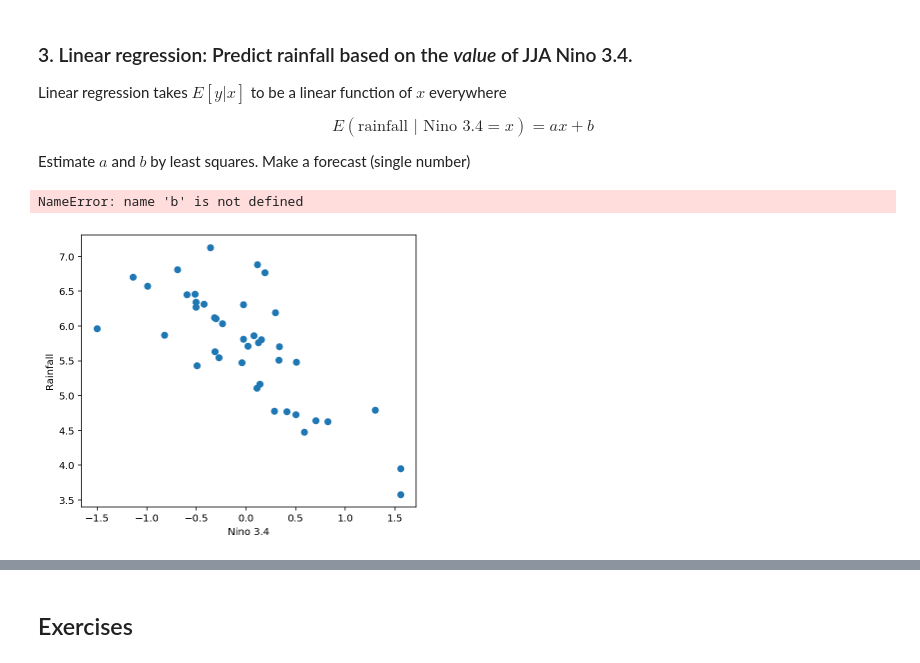
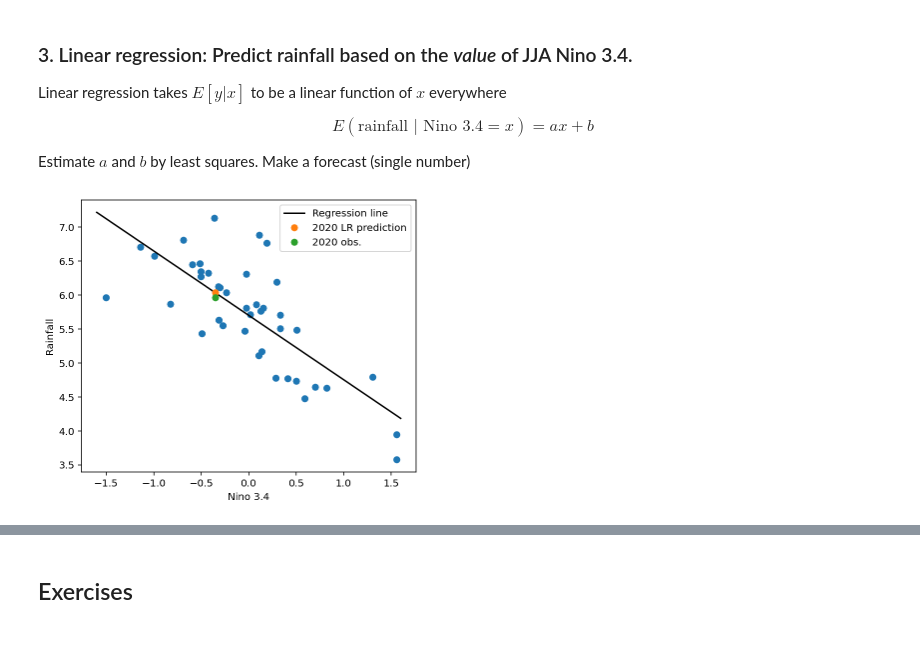
Before and after one commit to mktippett/ENSO-math, a Jupyter notebook: DataLab-04.ipynb, the cells around one changed output, grey strips where cells are left out. Saved outputs shown, nothing was run; the diff lists cells and outputs as text; code cells hidden in the pictures.

```diff
--- a/DataLab-04.ipynb
+++ b/DataLab-04.ipynb
@@ -210,26 +210,25 @@ Estimate $a$ and $b$ by least squares. Make a forecast (single number)
 # %%
 fig, ax = plt.subplots(figsize=(6, 5))
 ax.plot(xa, y, 'o');
 ax.set_xlabel('Nino 3.4')
 ax.set_ylabel('Rainfall');
 
 from numpy.linalg import inv
 
 Nx = len(xa)
 X = np.empty((Nx,2))
-X[:,0] = xa
+X[:,0] = xa #<-------------------------------------------compare to below
 X[:,1] = 1
 beta = inv(X.T@X)@X.T@y
 yhat = X@beta
 
-y_forecast_LR = beta[0]*(xp -xm) + b[1]
+y_forecast_LR = beta[0]*(xp -xm) + beta[1]
 
 x_line = np.linspace(-1.6, 1.6)
-ax.plot(x_line, b[0]*x_line + b[1], 'k', label = 'Regression line');
+ax.plot(x_line, beta[0]*x_line + beta[1], 'k', label = 'Regression line');
 ax.plot(xp - xm, y_forecast_LR, 'o', label = '2020 LR prediction')
 ax.plot(xp - xm, yp, 'o', label = '2020 obs.')
 
 ax.legend();
 # %% [output]
-NameError: name 'b' is not defined
-[figure, old version]
+[figure, new version]
```
Also changed, not shown: parts of 4 cells of this notebook.
